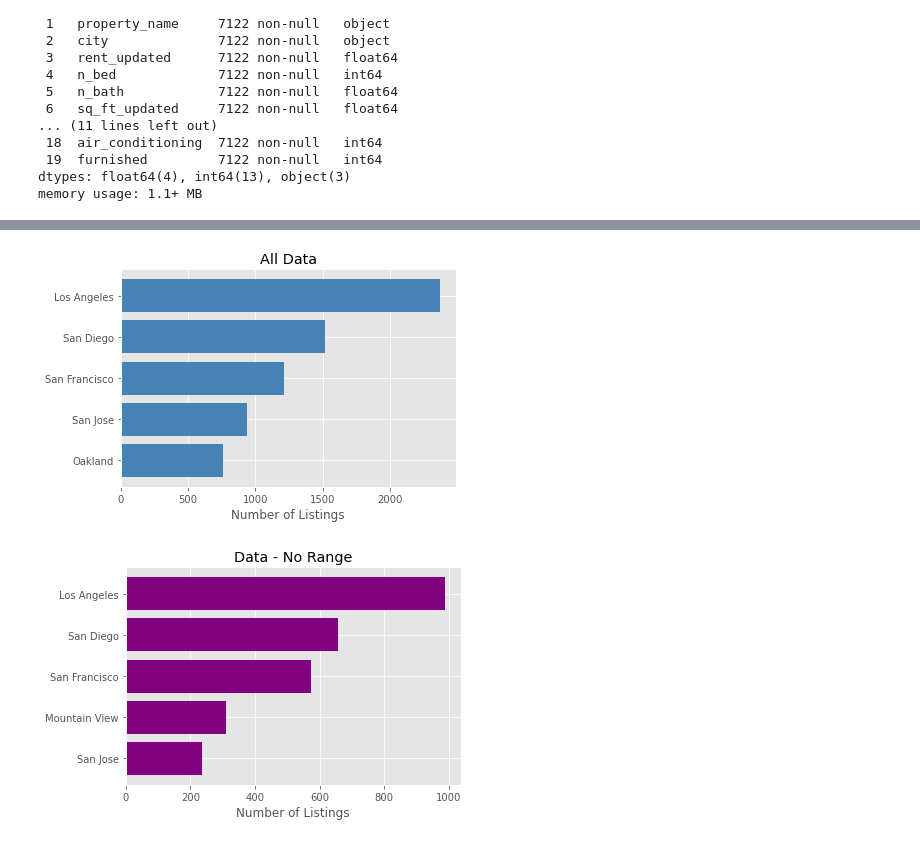
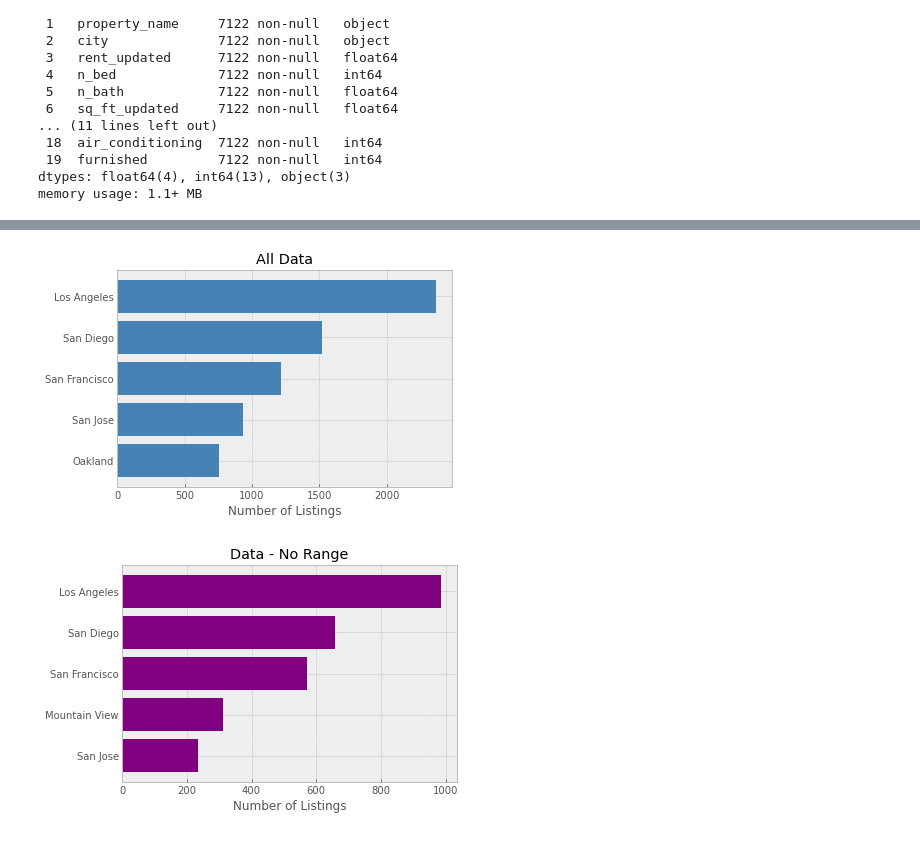
Before and after one commit to yenholaivy/CaliforniaRentalValueEstimation, a Jupyter notebook: data-analysis/apt_analysis.ipynb, the cells around one changed output, grey strips where cells are left out. Saved outputs shown, nothing was run; the diff lists cells and outputs as text; code cells hidden in the pictures.

```diff
--- a/data-analysis/apt_analysis.ipynb
+++ b/data-analysis/apt_analysis.ipynb
@@ -3,15 +3,8 @@ import pandas as pd
 import numpy as np
 import matplotlib.pyplot as plt
 import seaborn as sns
-import requests
-from bs4 import BeautifulSoup as soup
-import json
-import time
 
-import warnings
-warnings.filterwarnings('ignore')
-
-plt.style.use('ggplot')
+plt.style.use('bmh')
 # %%
 # Read in all data to dataframe
 path = '/Users/ivylai/Desktop/Galvanize/clean_apt_data.csv'
@@ -78,3 +70,0 @@ ax.legend()
-# %%
-fig, ax = plt.subplots(figsize = (20,20))
-ax.hist(data['city'], bins = 150)
@@ -100,13 +71,13 @@ ax.hist(data['city'], bins = 150)
 # %%
-def plot_top_cities(data, color, title):
+def plot_top_cities(data, n_cities, color, title):
     city_lst = []
     cities, count = np.unique(data['city'].to_numpy(), return_counts = True)
     for city, n in zip(cities, count):
         city_lst.append((city, n))
 
     sorted_city = sorted(city_lst,key=lambda x: x[1], reverse=True)
-    top5_cities = [x[0] for x in sorted_city[:5]][::-1]
-    top5_n = [x[1] for x in sorted_city[:5]][::-1]
+    top5_cities = [x[0] for x in sorted_city[:n_cities]][::-1]
+    top5_n = [x[1] for x in sorted_city[:n_cities]][::-1]
 
     fig, ax = plt.subplots(figsize = (6,4))
 
@@ -116,7 +93,7 @@ def plot_top_cities(data, color, title):
 # %%
-ax1 = plot_top_cities(data,'steelblue', 'All Data')
-ax2 = plot_top_cities(data_norange, 'purple','Data - No Range')
+ax1 = plot_top_cities(data,5,'steelblue', 'All Data')
+ax2 = plot_top_cities(data_norange,5, 'purple','Data - No Range')
 # %% [output]
-[figure, old version]
+[figure, new version]
-[figure, old version]
+[figure, new version]
 # %%
```
Also changed, not shown: parts of 13 cells of this notebook, 1 other file.
